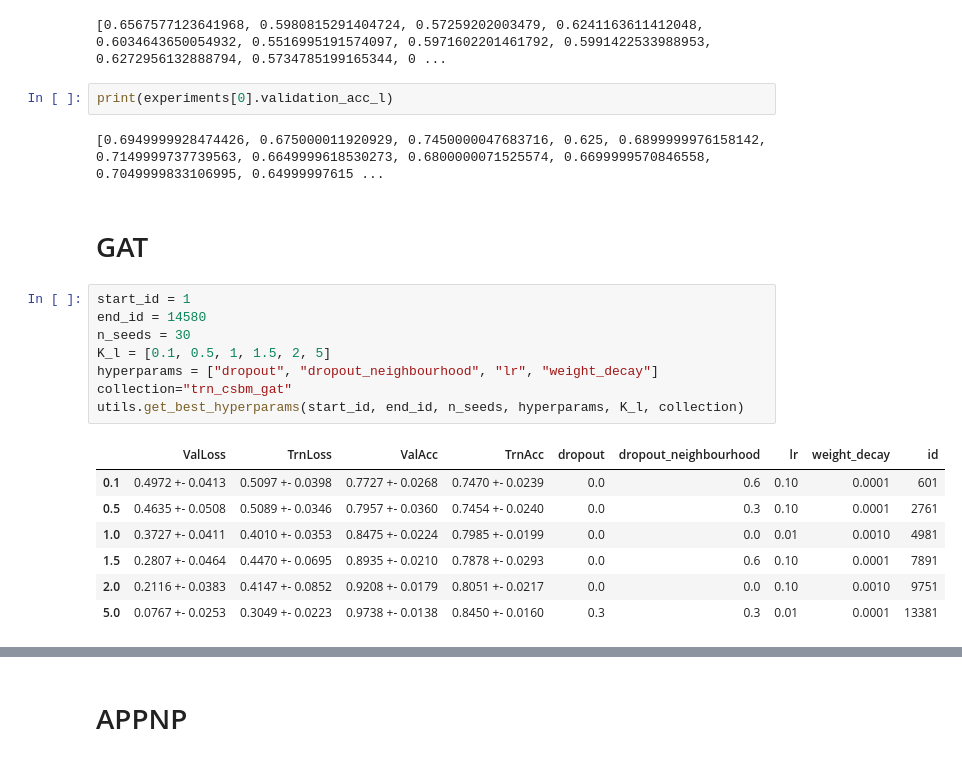
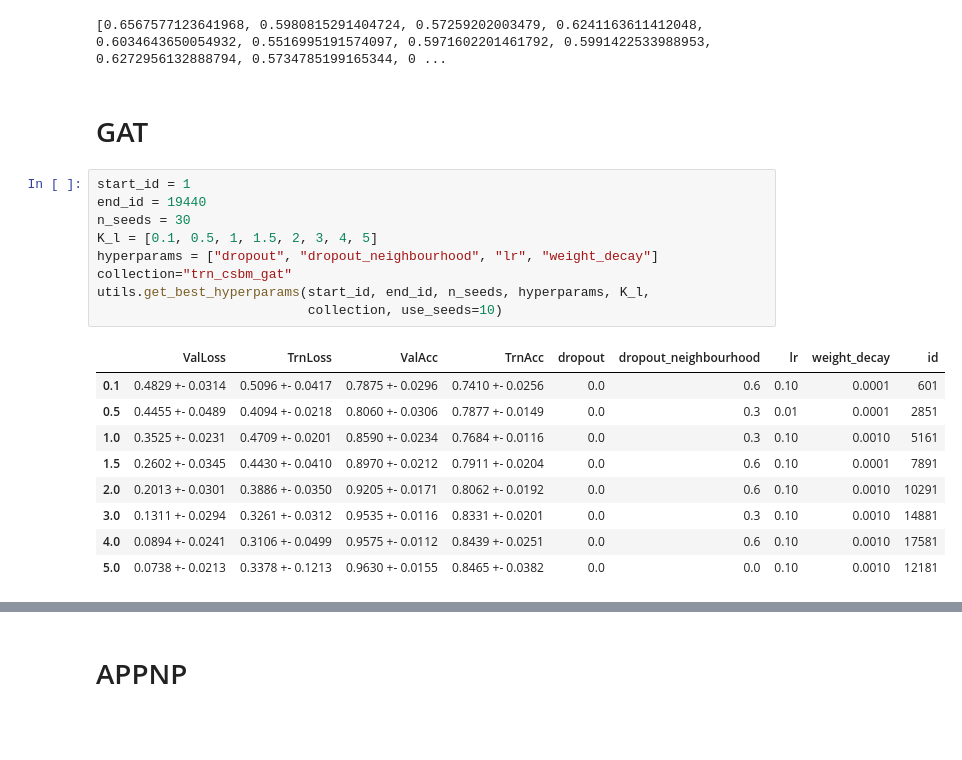
Before and after one commit to saper0/revisiting_robustness, a Jupyter notebook: notebooks/training/hyperparam_search_v2.ipynb, the cells around one changed output, grey strips where cells are left out. Cells and saved outputs as stored; diff of their text form; blank space fills up the shorter version.

```diff
--- a/notebooks/training/hyperparam_search_v2.ipynb
+++ b/notebooks/training/hyperparam_search_v2.ipynb
@@ -54,25 +40,24 @@ experiments = exp_loader.load_experiments(start_id, end_id, n_seeds, K)
 print(experiments[0].validation_loss_l)
 # %% [output]
 [0.6567577123641968, 0.5980815291404724, 0.57259202003479, 0.6241163611412048, 0.6034643650054932, 0.5516995191574097, 0.5971602201461792, 0.5991422533988953, 0.6272956132888794, 0.5734785199165344, 0 ...
-# %%
-print(experiments[0].validation_acc_l)
-# %% [output]
-[0.6949999928474426, 0.675000011920929, 0.7450000047683716, 0.625, 0.6899999976158142, 0.7149999737739563, 0.6649999618530273, 0.6800000071525574, 0.6699999570846558, 0.7049999833106995, 0.64999997615 ...
 # %% [markdown]
 # GAT
 # %%
 start_id = 1
-end_id = 14580
+end_id = 19440
 n_seeds = 30
-K_l = [0.1, 0.5, 1, 1.5, 2, 5]
+K_l = [0.1, 0.5, 1, 1.5, 2, 3, 4, 5]
 hyperparams = ["dropout", "dropout_neighbourhood", "lr", "weight_decay"]
 collection="trn_csbm_gat"
-utils.get_best_hyperparams(start_id, end_id, n_seeds, hyperparams, K_l, collection)
+utils.get_best_hyperparams(start_id, end_id, n_seeds, hyperparams, K_l,
+                           collection, use_seeds=10)
 # %% [output]
 |  | ValLoss | TrnLoss | ValAcc | TrnAcc | dropout | dropout_neighbourhood | lr | weight_decay | id |
-| 0.1 | 0.4972 +- 0.0413 | 0.5097 +- 0.0398 | 0.7727 +- 0.0268 | 0.7470 +- 0.0239 | 0.0 | 0.6 | 0.10 | 0.0001 | 601 |
-| 0.5 | 0.4635 +- 0.0508 | 0.5089 +- 0.0346 | 0.7957 +- 0.0360 | 0.7454 +- 0.0240 | 0.0 | 0.3 | 0.10 | 0.0001 | 2761 |
-| 1.0 | 0.3727 +- 0.0411 | 0.4010 +- 0.0353 | 0.8475 +- 0.0224 | 0.7985 +- 0.0199 | 0.0 | 0.0 | 0.01 | 0.0010 | 4981 |
-| 1.5 | 0.2807 +- 0.0464 | 0.4470 +- 0.0695 | 0.8935 +- 0.0210 | 0.7878 +- 0.0293 | 0.0 | 0.6 | 0.10 | 0.0001 | 7891 |
-| 2.0 | 0.2116 +- 0.0383 | 0.4147 +- 0.0852 | 0.9208 +- 0.0179 | 0.8051 +- 0.0217 | 0.0 | 0.0 | 0.10 | 0.0010 | 9751 |
-| 5.0 | 0.0767 +- 0.0253 | 0.3049 +- 0.0223 | 0.9738 +- 0.0138 | 0.8450 +- 0.0160 | 0.3 | 0.3 | 0.01 | 0.0001 | 13381 |
+| 0.1 | 0.4829 +- 0.0314 | 0.5096 +- 0.0417 | 0.7875 +- 0.0296 | 0.7410 +- 0.0256 | 0.0 | 0.6 | 0.10 | 0.0001 | 601 |
+| 0.5 | 0.4455 +- 0.0489 | 0.4094 +- 0.0218 | 0.8060 +- 0.0306 | 0.7877 +- 0.0149 | 0.0 | 0.3 | 0.01 | 0.0001 | 2851 |
+| 1.0 | 0.3525 +- 0.0231 | 0.4709 +- 0.0201 | 0.8590 +- 0.0234 | 0.7684 +- 0.0116 | 0.0 | 0.3 | 0.10 | 0.0010 | 5161 |
+| 1.5 | 0.2602 +- 0.0345 | 0.4430 +- 0.0410 | 0.8970 +- 0.0212 | 0.7911 +- 0.0204 | 0.0 | 0.6 | 0.10 | 0.0001 | 7891 |
+| 2.0 | 0.2013 +- 0.0301 | 0.3886 +- 0.0350 | 0.9205 +- 0.0171 | 0.8062 +- 0.0192 | 0.0 | 0.6 | 0.10 | 0.0010 | 10291 |
+| 3.0 | 0.1311 +- 0.0294 | 0.3261 +- 0.0312 | 0.9535 +- 0.0116 | 0.8331 +- 0.0201 | 0.0 | 0.3 | 0.10 | 0.0010 | 14881 |
+| 4.0 | 0.0894 +- 0.0241 | 0.3106 +- 0.0499 | 0.9575 +- 0.0112 | 0.8439 +- 0.0251 | 0.0 | 0.6 | 0.10 | 0.0010 | 17581 |
+| 5.0 | 0.0738 +- 0.0213 | 0.3378 +- 0.1213 | 0.9630 +- 0.0155 | 0.8465 +- 0.0382 | 0.0 | 0.0 | 0.10 | 0.0010 | 12181 |
```
Also changed, not shown: parts of 12 cells of this notebook, 39 other files.
